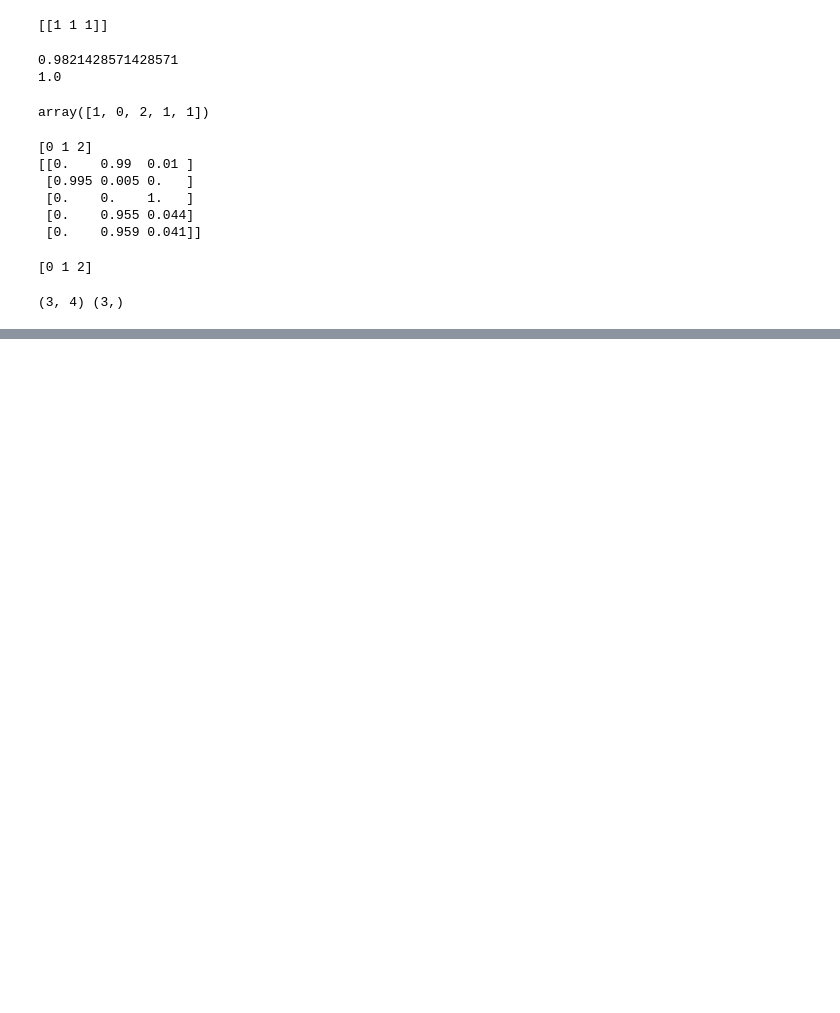
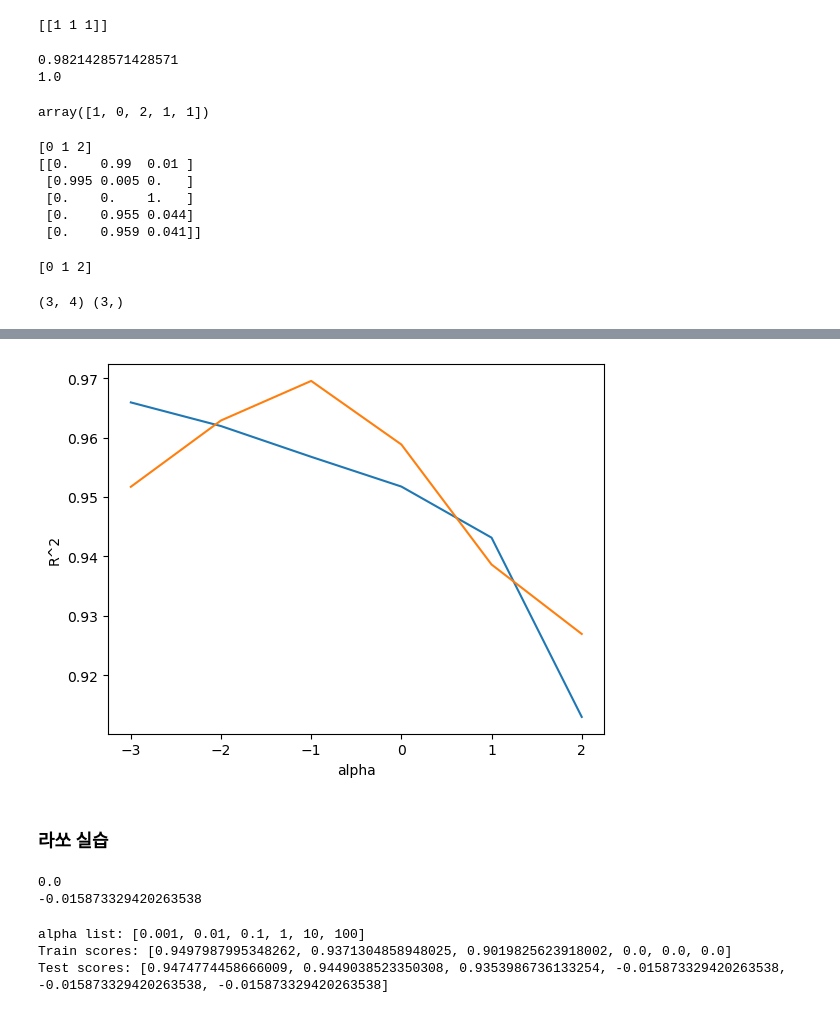
Before and after one commit to Worldofgentleken/ds_study, a Jupyter notebook: source_code/01. ML Iris prac.ipynb, the cells around one changed output, grey strips where cells are left out. Drawn from its saved outputs; the diff is of its cells as text; code cells hidden in the pictures; blank space fills up the shorter version.

```diff
--- a/source_code/01. ML Iris prac.ipynb
+++ b/source_code/01. ML Iris prac.ipynb
@@ -513,0 +856,43 @@ print(lr.coef_.shape, lr.intercept_.shape)
+# %%
+plt.plot(np.log10(alpha_list), train_score) # 로그함수 적용(0.001은 -3, 0.01은 -2와 같이 만듦)
+plt.plot(np.log10(alpha_list), test_score)
+plt.xlabel('alpha')
+plt.ylabel('R^2')
+plt.show()
+# %% [output]
+[figure, added]
+# %% [markdown]
+### 라쏘 실습
+# %%
+from sklearn.linear_model import Lasso
+
+lasso = Lasso()
+lasso.fit(train_scaled, y_train)
+print(lasso.score(train_scaled, y_train))
+print(lasso.score(test_scaled, y_test))
+# %% [output]
+0.0
+-0.015873329420263538
+# %%
+import matplotlib.pyplot as plt
+
+train_score = []
+test_score = []
+alpha_list = [0.001, 0.01, 0.1, 1, 10, 100] # 적용해볼 alpha값 리스트
+for alpha in alpha_list:
+    # 라쏘 모델을 생성하면서 max_iter 값을 증가시킴
+    lasso = Lasso(alpha=alpha, max_iter=10000)
+    # 라쏘 모델을 훈련
+    lasso.fit(train_scaled, y_train)
+    # 훈련 점수와 테스트 점수 저장
+    train_score.append(lasso.score(train_scaled, y_train))
+    test_score.append(lasso.score(test_scaled, y_test))
+
+# 결과 출력
+print("alpha list:", alpha_list)
+print("Train scores:", train_score)
+print("Test scores:", test_score)
+# %% [output]
+alpha list: [0.001, 0.01, 0.1, 1, 10, 100]
+Train scores: [0.9497987995348262, 0.9371304858948025, 0.9019825623918002, 0.0, 0.0, 0.0]
+Test scores: [0.9474774458666009, 0.9449038523350308, 0.9353986736133254, -0.015873329420263538, -0.015873329420263538, -0.015873329420263538]
```
Also changed, not shown: parts of 32 cells of this notebook.
